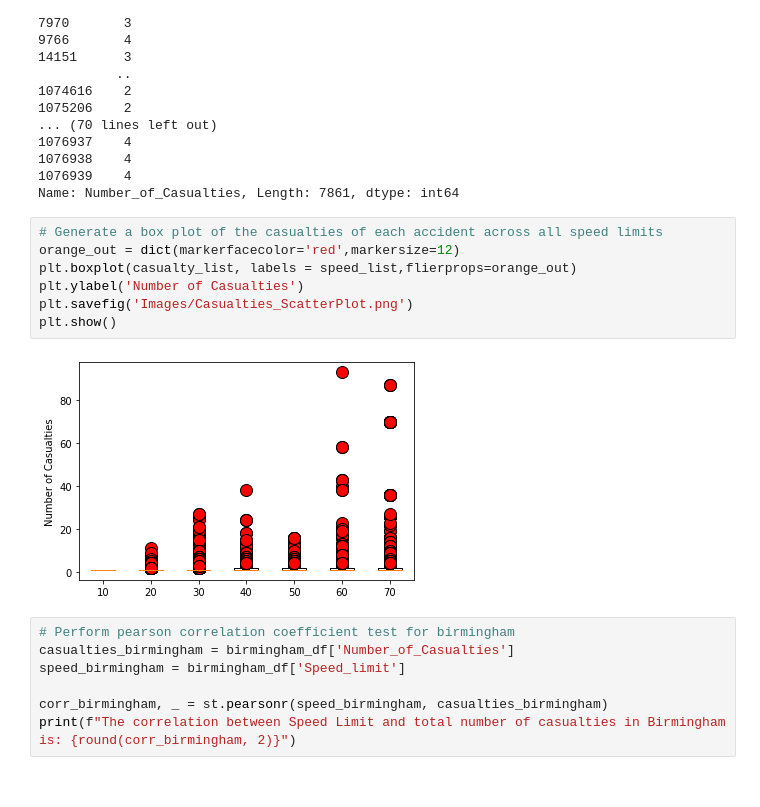
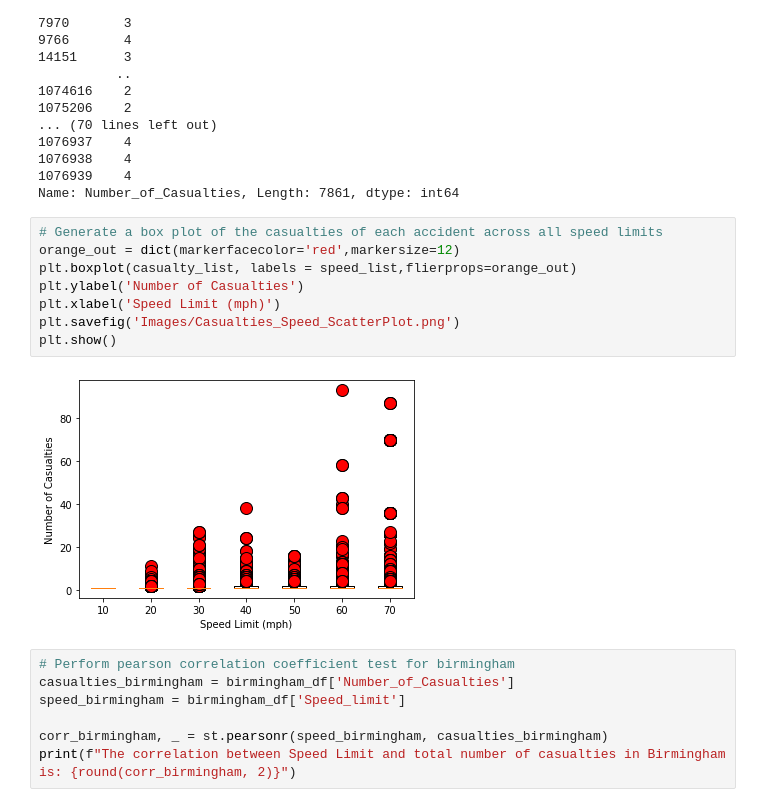
Before and after one commit to Garywtne/Team_Project_One, a Jupyter notebook: 05_RoadSafety.ipynb, the cells around one changed output. Cells and saved outputs as stored; diff of their text form.

```diff
--- a/05_RoadSafety.ipynb
+++ b/05_RoadSafety.ipynb
@@ -160,12 +162,13 @@ Name: Number_of_Casualties, Length: 7861, dtype: int64
 # %%
 # Generate a box plot of the casualties of each accident across all speed limits
 orange_out = dict(markerfacecolor='red',markersize=12)
 plt.boxplot(casualty_list, labels = speed_list,flierprops=orange_out)
 plt.ylabel('Number of Casualties')
-plt.savefig('Images/Casualties_ScatterPlot.png')
+plt.xlabel('Speed Limit (mph)')
+plt.savefig('Images/Casualties_Speed_ScatterPlot.png')
 plt.show()
 # %% [output]
-[figure, old version]
+[figure, new version]
 # %%
 # Perform pearson correlation coefficient test for birmingham
 casualties_birmingham = birmingham_df['Number_of_Casualties']
```
Also changed, not shown: parts of 1 cell of this notebook.
